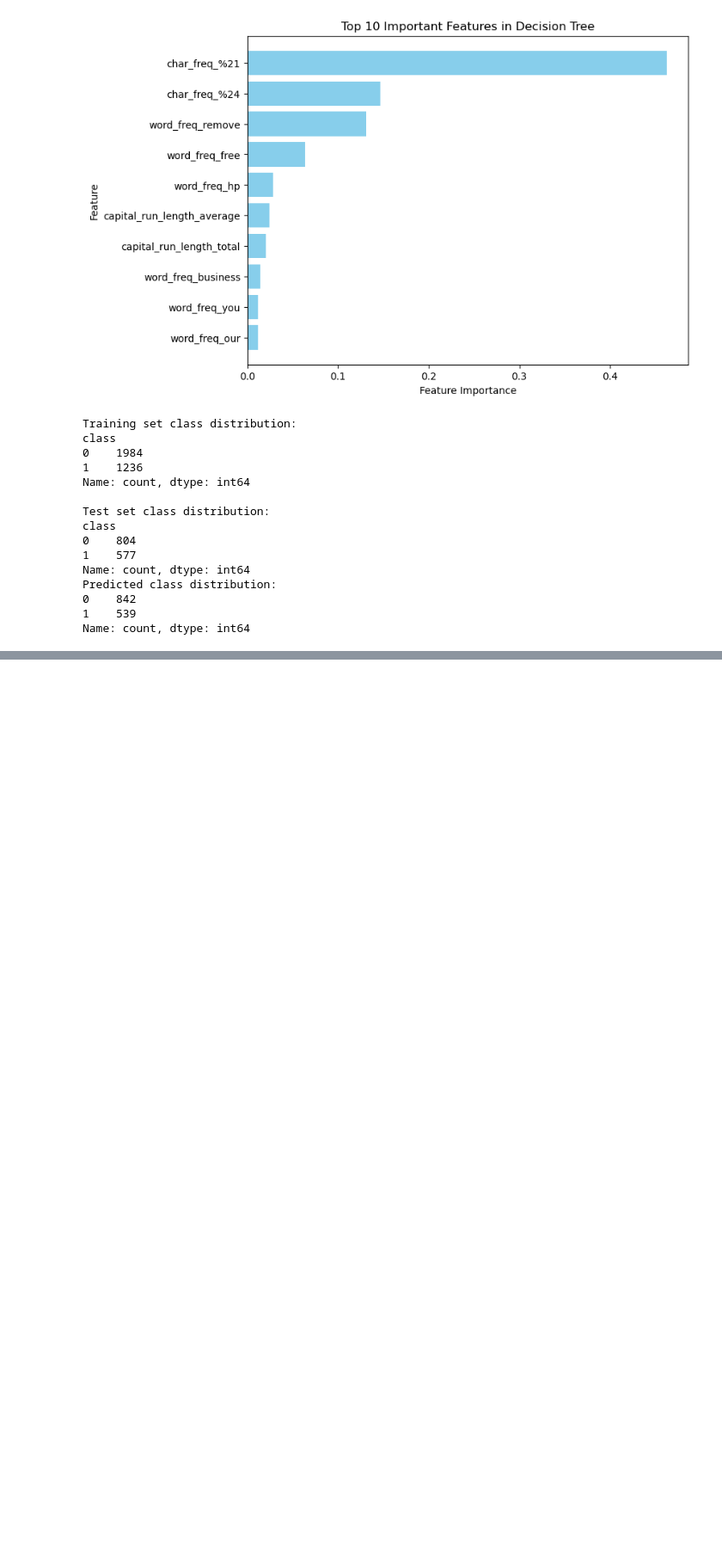
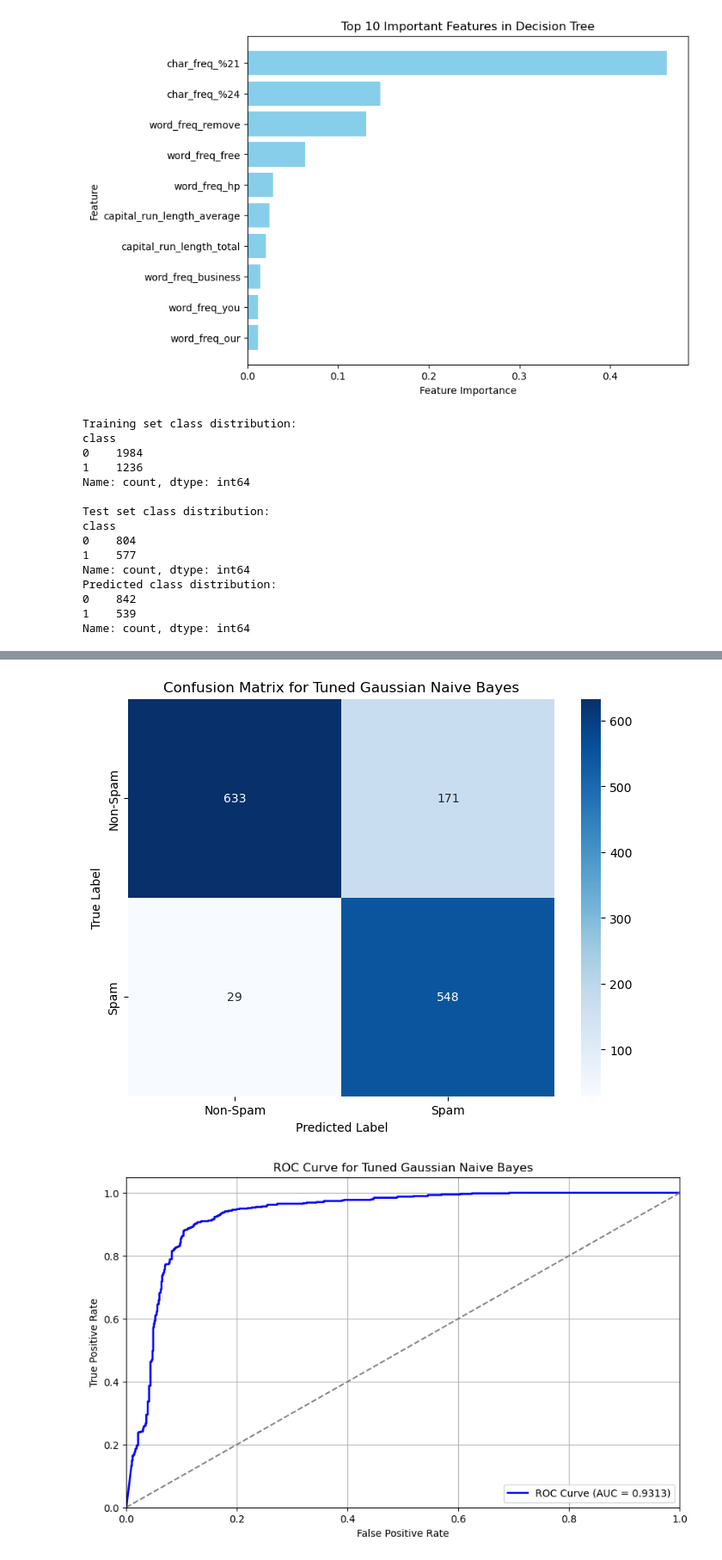
Before and after one commit to AyaCh21/Spam-Email, a Jupyter notebook: Test.ipynb, the cells around one changed output, grey strips where cells are left out. Shown at 86% size. Saved outputs shown, nothing was run; the diff lists cells and outputs as text; code cells hidden in the pictures; blank space fills up the shorter version.

```diff
--- a/Test.ipynb
+++ b/Test.ipynb
@@ -547,0 +630,77 @@ Name: count, dtype: int64
+# %%
+#Tuning Gaussian Naive Bayes
+from sklearn.naive_bayes import GaussianNB
+from sklearn.model_selection import GridSearchCV
+from sklearn.metrics import (
+    accuracy_score, precision_score, recall_score, f1_score,
+    classification_report, confusion_matrix, roc_curve, roc_auc_score
+)
+import matplotlib.pyplot as plt
+import seaborn as sns
+
+# Step 1: Initialize the Gaussian Naive Bayes model
+gnb_model = GaussianNB()
+
+# Step 2: Set up the parameter grid for tuning
+param_grid = {
+    'var_smoothing': [1e-9, 1e-8, 1e-7, 1e-6, 1e-5, 1e-4]  # Range of values for tuning
+}
+
+# Step 3: Use GridSearchCV to find the best parameter
+grid_search = GridSearchCV(gnb_model, param_grid, cv=5, scoring='accuracy')
+grid_search.fit(X_train, y_train)
+
+# Step 4: Train the best model found by GridSearchCV
+best_gnb_model = grid_search.best_estimator_
+
+# Step 5: Make predictions with the tuned model
+y_pred_gnb = best_gnb_model.predict(X_test)
+y_prob_gnb = best_gnb_model.predict_proba(X_test)[:, 1]
+
+# Step 6: Evaluate the model
+accuracy_gnb = accuracy_score(y_test, y_pred_gnb)
+precision_gnb = precision_score(y_test, y_pred_gnb)
+recall_gnb = recall_score(y_test, y_pred_gnb)
+f1_gnb = f1_score(y_test, y_pred_gnb)
+auc_score_gnb = roc_auc_score(y_test, y_prob_gnb)
+
+# Print evaluation metrics
+print("\nTuned Gaussian Naive Bayes Evaluation Metrics:")
+print(f"Accuracy: {accuracy_gnb:.4f}")
+print(f"Precision: {precision_gnb:.4f}")
+print(f"Recall: {recall_gnb:.4f}")
+print(f"F1 Score: {f1_gnb:.4f}")
+print(f"AUC Score: {auc_score_gnb:.4f}")
+
+# Classification report
+print("\nClassification Report for Tuned Gaussian Naive Bayes:")
+print(classification_report(y_test, y_pred_gnb))
+
+# Plot the confusion matrix
+cm = confusion_matrix(y_test, y_pred_gnb)
+plt.figure(figsize=(8, 6))
+sns.heatmap(cm, annot=True, fmt='d', cmap='Blues', xticklabels=['Non-Spam', 'Spam'], yticklabels=['Non-Spam', 'Spam'])
+plt.title('Confusion Matrix for Tuned Gaussian Naive Bayes')
+plt.xlabel('Predicted Label')
+plt.ylabel('True Label')
+plt.show()
+
+# Plot the ROC curve
+fpr, tpr, thresholds = roc_curve(y_test, y_prob_gnb)
+plt.figure(figsize=(10, 6))
+plt.plot(fpr, tpr, color='blue', lw=2, label=f'ROC Curve (AUC = {auc_score_gnb:.4f})')
+plt.plot([0, 1], [0, 1], color='gray', linestyle='--')  # Diagonal line for a random classifier
+plt.xlim([0.0, 1.0])
+plt.ylim([0.0, 1.05])
+plt.xlabel('False Positive Rate')
+plt.ylabel('True Positive Rate')
+plt.title('ROC Curve for Tuned Gaussian Naive Bayes')
+plt.legend(loc="lower right")
+plt.grid(True)
+plt.show()
+
+# Display the best parameter found by GridSearchCV
+print("\nBest Parameters found by GridSearchCV for Gaussian Naive Bayes:")
+print(grid_search.best_params_)
+#  var_smoothing. parameter adds a small amount of variance to the features to prevent numerical instability, which can help improve model performance.
+# %% [output]
@@ -547,0 +723,2 @@ Name: count, dtype: int64
+[figure, added]
+[figure, added]
```
Also changed, not shown: parts of 2 cells of this notebook.
